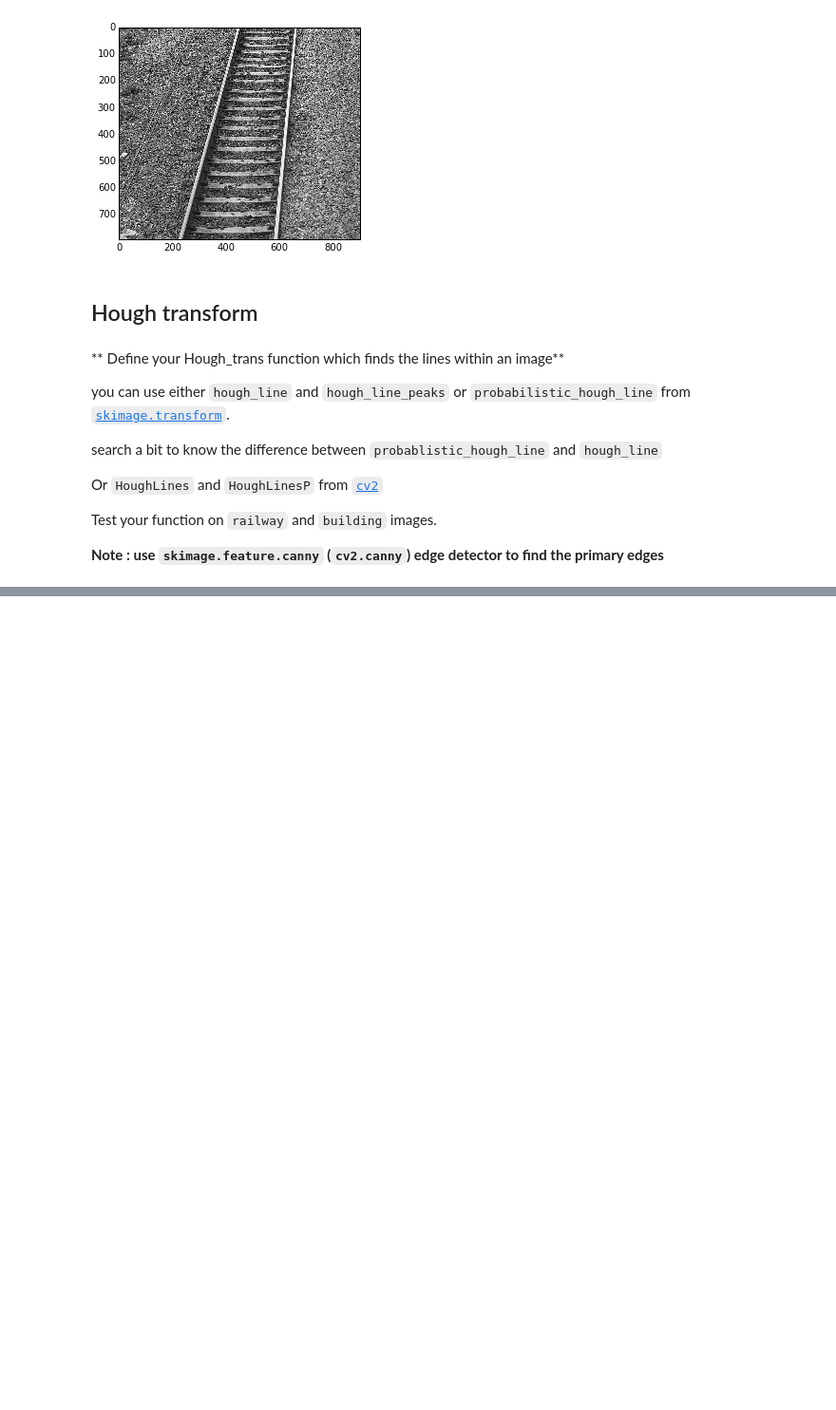
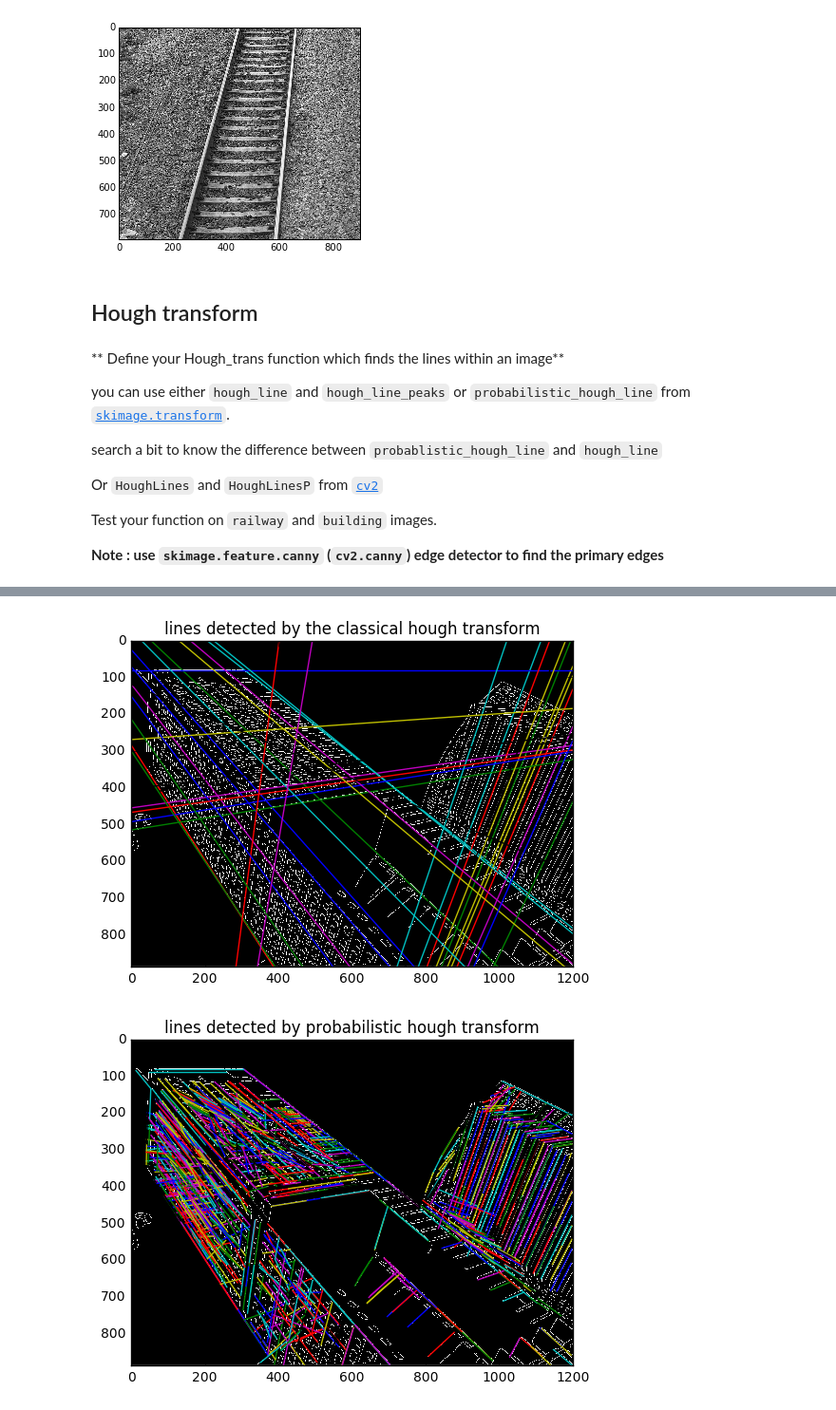
Before and after one commit to swagh1611/B31XB-IIP-TP-1617, a Jupyter notebook: 4-filter-spatial-domain/4-spatial-filter.ipynb, the cells around one changed output, grey strips where cells are left out. Shown at 95% size. Cells and saved outputs as stored; diff of their text form; code cells hidden in the pictures; blank space fills up the shorter version.

```diff
--- a/4-filter-spatial-domain/4-spatial-filter.ipynb
+++ b/4-filter-spatial-domain/4-spatial-filter.ipynb
@@ -417,0 +360,73 @@ for line in d:
+# %%
+from skimage.transform import probabilistic_hough_line
+from skimage.transform import hough_line_peaks
+from skimage.transform import hough_line
+from skimage import feature
+
+image = io.imread('images/building.jpg')
+image = color.rgb2grey(image)
+
+
+def Hough_trans(im, sig = 3):
+    im_edges = feature.canny(im,sigma = sig)
+
+    hspace, angles, distance = hough_line(im_edges)
+
+    hspace, angles, distance = hough_line_peaks(hspace,angles,distance)
+
+    return(hspace,angles,distance)
+
+
+hspace, angles, distance = Hough_trans(image)
+plt.figure()
+io.imshow(feature.canny(image,sigma = 3))
+plt.title('lines detected by the classical hough transform')
+
+
+cols = image.shape[1]
+rows = image.shape[0]
+x = np.linspace(0,cols,num = 1000)
+
+
+for i in range(0, len(angles)):
+    theta = angles[i]
+    r = distance[i]
+    m = -1.0/np.tan(theta)
+    c = r/np.sin(theta)
+
+    y = m*x +c
+    plt.plot(x,y)
+
+plt.axis((0,cols,rows,0))
+plt.show()
+
+
+#Using probabilistic hough transform
+
+lines = probabilistic_hough_line(feature.canny(image,sigma =3))
+plt.figure()
+io.imshow(feature.canny(image, sigma =3))
+plt.title('lines detected by probabilistic hough transform')
+
+for line in lines:
+    start = line[0]
+    x0 = start[0]
+    y0 = start[1]
+
+
+    end = line[1]
+    x1 = end[0]
+    y1 = end[1]
+
+    x = np.linspace(x0,x1,num =1000)
+    m = 1.0*(y1 - y0)/(x1 - x0)
+    c = y1 - m*x1
+    y = m*x + c
+
+    plt.plot(x,y)
+
+plt.axis((0,cols,rows,0))
+plt.show()
+# %% [output]
+[figure, added]
+[figure, added]
```
Also changed, not shown: parts of 1 cell of this notebook.
